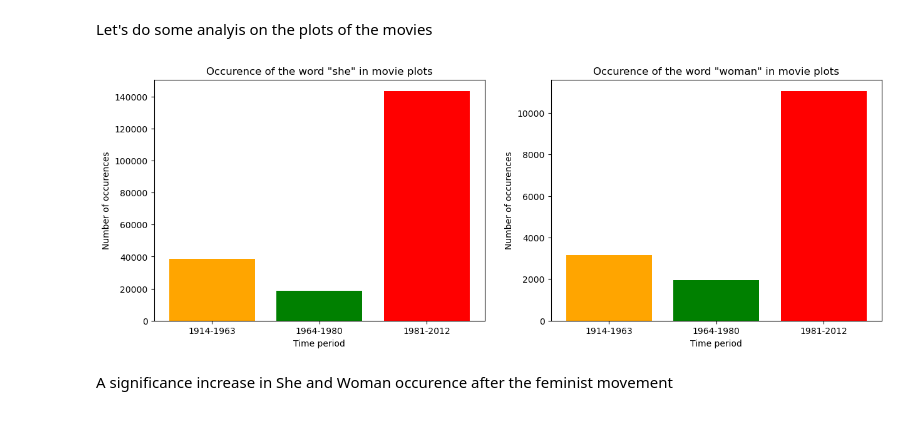
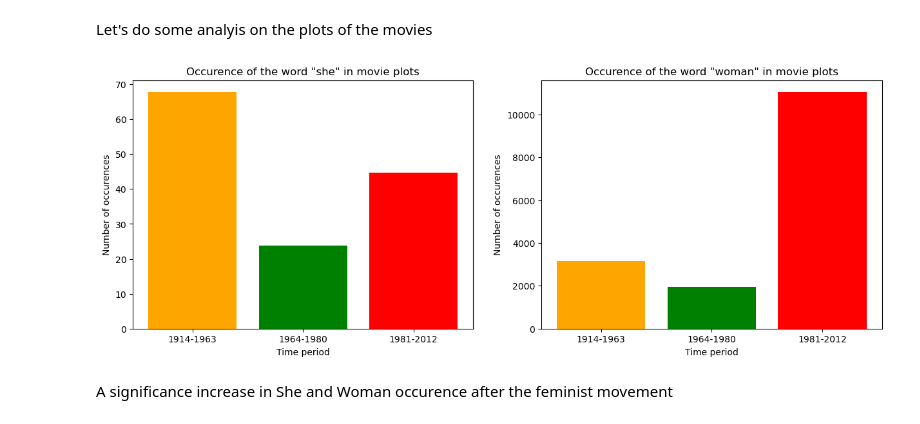
Before and after one commit to epfl-ada/ada-2023-project-pandateam23, a Jupyter notebook: genre_plots_Ali.ipynb, the cells around one changed output. Cells and saved outputs as stored; diff of their text form; code cells hidden in the pictures.

Commit message:
graph normalized + genre barplot afro-american

```diff
--- a/genre_plots_Ali.ipynb
+++ b/genre_plots_Ali.ipynb
@@ -14,6 +14,7 @@ Preporcessing
 movie = pd.read_csv('/Users/alielguindi/Desktop/Projects/ada-2023-project-pandateam23/MovieSummaries/movie.metadata.tsv', sep='\t', header=None)
 IMDB_title = pd.read_csv('/Users/alielguindi/Desktop/Projects/ada-2023-project-pandateam23/IMDB/title.basics.tsv', sep='\t')
 character = pd.read_csv('/Users/alielguindi/Desktop/Projects/ada-2023-project-pandateam23/MovieSummaries/character.metadata.tsv', sep='\t', header=None)
+general_recog_ethnicity = pd.read_csv('/Users/alielguindi/Desktop/Projects/ada-2023-project-pandateam23/general_recog_ethnicity.csv')
 # %%
 # Adding column names to movie dataframe
 movie_columns = ["Wikipedia movie ID", "Freebase movie ID", "Movie name", "Movie release date", "Movie box office revenue", "Movie runtime", "Movie languages (Freebase ID:name tuples)", "Movie countries (Freebase ID:name tuples)", "Movie genres (Freebase ID:name tuples)"]
@@ -223,3 +224,11 @@ plt.tight_layout()
 plt.show()
 # %% [output]
 [figure]
+# %%
+# Now we will inspect how genres have evolved over time for a movie which has more than 3 Afro-American actors
+# merge character movie with general_recog_ethnicity on the Actor name column (inner join)
+#first rename Actor Name to Actor name in general_recog_ethinicity
+general_recog_ethnicity.rename(columns={'Actor Name': 'Actor name'}, inplace=True)
+# %%
+#merge general_recog_ethnicity with character_movie on Actor name.
+merged_df = character_movie.merge(general_recog_ethnicity[['Actor name', 'Actor ethnicity']], on='Actor name', how='inner')
@@ -225,0 +257,10 @@ plt.show()
+# %%
+afro_amercian_final_1914_1954 = afro_amercian_final[(afro_amercian_final['Movie release year'] >= 1914) & (afro_amercian_final['Movie release year'] <= 1954)]
+explode_afro_amercian_final_1914_1954 = afro_amercian_final_1914_1954.explode('Main genres')
+# movie from 1955 to 1980 :
+afro_amercian_final_1954_1967 = afro_amercian_final[(afro_amercian_final['Movie release year'] >= 1954) & (afro_amercian_final['Movie release year'] <= 1967)]
+explode_afro_amercian_final_1954_1967 = afro_amercian_final_1954_1967.explode('Main genres')
+
+# After 1967 till 2012
+afro_amercian_final_1967_2012 = afro_amercian_final[(afro_amercian_final['Movie release year'] >= 1967) & (afro_amercian_final['Movie release year'] <= 2012)]
+explode_afro_amercian_final_1967_2012 = afro_amercian_final_1967_2012.explode('Main genres')
@@ -273,6 +340,7 @@ movie_1981_2012 = movie_plot[(movie_plot['Movie release year'] >= 1981) & (movie
 explode_movie_1981_2012 = movie_1981_2012.explode('Plot')
 # %%
 # Create 2 functions that computes the occurence of the word 'she', 'woman'
+
 def count_she_occurrences(df):
     return df['Plot'].apply(lambda plot: plot.count('she')).sum()
 
@@ -281,35 +349,59 @@ def count_woman_occurrences(df):
 
 
 # Apply the 1st function to the three dataframes
 count_1914_1963_she = count_she_occurrences(movie_1914_1963)
 count_1964_1980_she = count_she_occurrences(movie_1964_1980)
 count_1981_2012_she = count_she_occurrences(movie_1981_2012)
 
 
 # Apply the 2nd function to the three dataframes
 count_1914_1963_woman = count_woman_occurrences(movie_1914_1963)
 count_1964_1980_woman = count_woman_occurrences(movie_1964_1980)
 count_1981_2012_woman = count_woman_occurrences(movie_1981_2012)
 
 
+# But we should normalize the results by the number of movies in each time period
+# We can do this by dividing the number of occurences by the number of movies in each time period
+# We can get the number of movies in each time period by doing a value_counts on the Movie release year column
+# We put the results in a list
+movies_1914_1963 = movie_1914_1963['Movie release year'].value_counts().tolist()
+movies_1964_1980 = movie_1964_1980['Movie release year'].value_counts().tolist()
+movies_1981_2012 = movie_1981_2012['Movie release year'].value_counts().tolist()
+
+
+
+
+
+
+# We divide the number of occurences by the number of movies in each time period
+count_1914_1963_she_normalized = count_1914_1963_she / movies_1914_1963[0]
+count_1964_1980_she_normalized = count_1964_1980_she / movies_1964_1980[0]
+count_1981_2012_she_normalized = count_1981_2012_she / movies_1981_2012[0]
+
+# We do the same for women
+#Same for woman
+count_1914_1963_woman_normalized = count_1914_1963_woman / movies_1914_1963[0]
+count_1964_1980_woman_normalized = count_1964_1980_woman / movies_1964_1980[0]
+count_1981_2012_woman_normalized = count_1981_2012_woman / movies_1981_2012[0]
+
 
 
 #plot the results in a bar plot
 fig, axs = plt.subplots(1, 2, figsize=(15, 5))
-axs[0].bar(['1914-1963', '1964-1980', '1981-2012'], [count_1914_1963_she, count_1964_1980_she, count_1981_2012_she],  color=['orange', 'green', 'red'])
+axs[0].bar(['1914-1963', '1964-1980', '1981-2012'], [count_1914_1963_she_normalized, count_1964_1980_she_normalized, count_1981_2012_she_normalized],  color=['orange', 'green', 'red'])
 axs[0].set_title('Occurence of the word "she" in movie plots')
 axs[0].set_xlabel('Time period')
 axs[0].set_ylabel('Number of occurences')
 axs[0].set_label('Occurence of the word "she" in movie plots')
 
 
 axs[1].bar(['1914-1963', '1964-1980', '1981-2012'], [count_1914_1963_woman, count_1964_1980_woman, count_1981_2012_woman], color=['orange', 'green', 'red'])
 axs[1].set_title('Occurence of the word "woman" in movie plots')
 axs[1].set_xlabel('Time period')
 axs[1].set_ylabel('Number of occurences')
 plt.show()
 # %% [output]
-[figure, old version]
+[figure, new version]
 # %% [markdown]
 A significance increase in She and Woman occurence after the feminist movement
 # %% [markdown]
```
Also changed, not shown: parts of 3 cells of this notebook.
